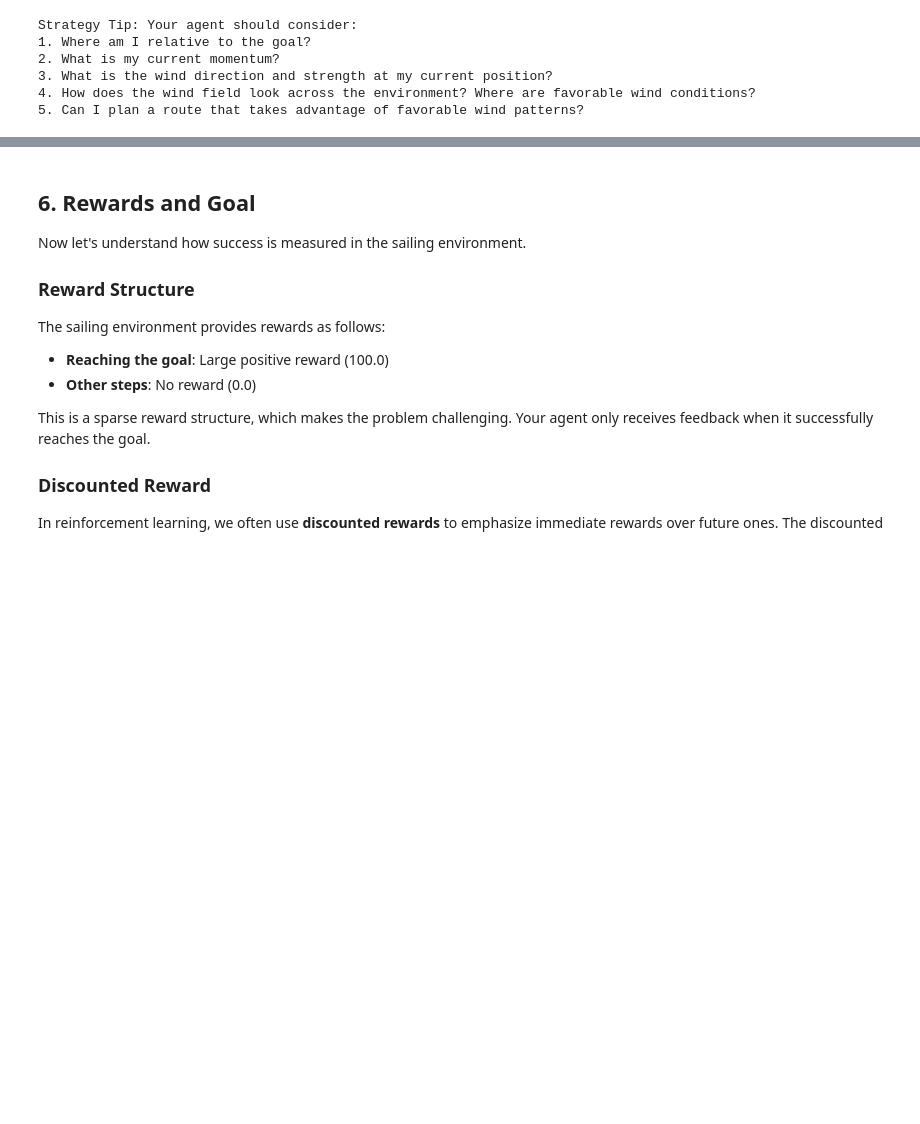
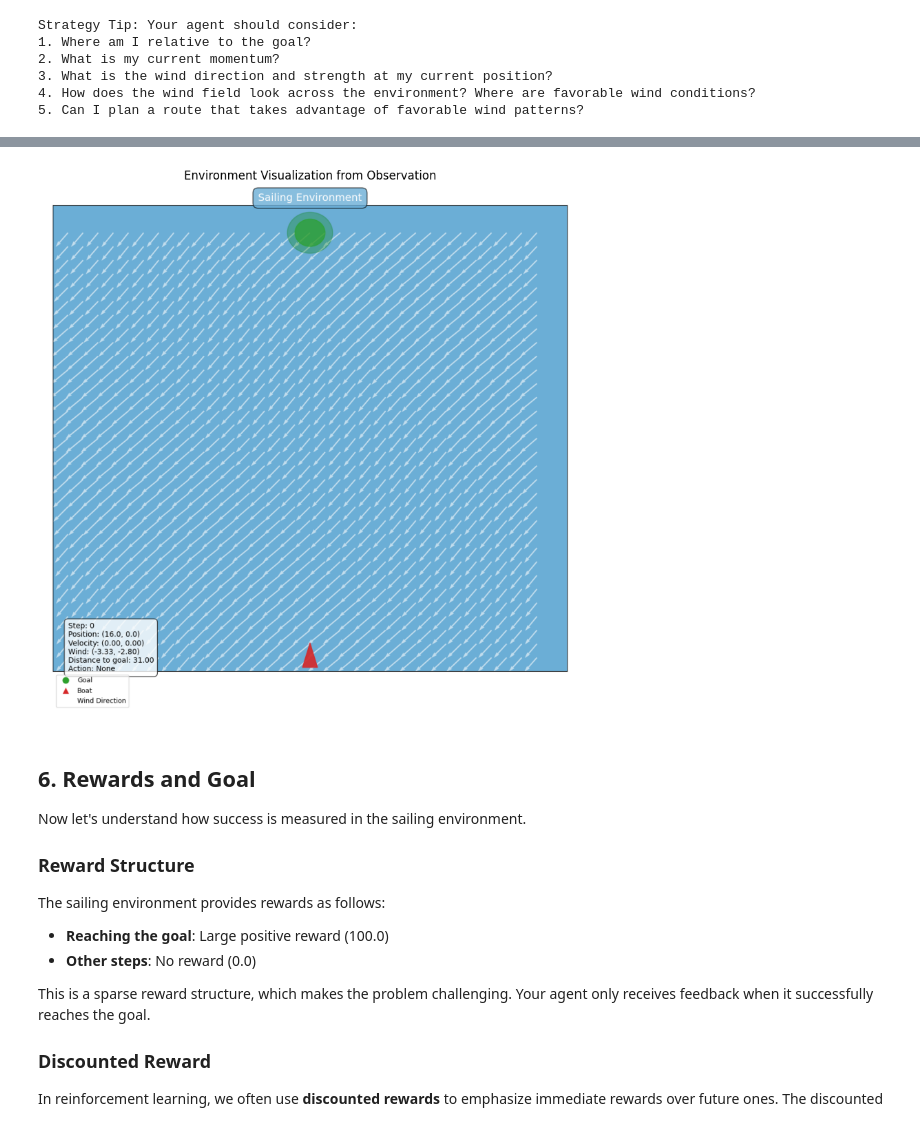
Before and after one commit to trahier/RL_project_sailing, a Jupyter notebook: notebooks/challenge_walkthrough.ipynb, the cells around one changed output, grey strips where cells are left out. Saved outputs shown, nothing was run; the diff lists cells and outputs as text; code cells hidden in the pictures; blank space fills up the shorter version.

Commit message:
visualize observations is now possible + slight modification of the inertia factor + changed the sample command lines to make them up to date in evaluation and validation notebooks

```diff
--- a/notebooks/challenge_walkthrough.ipynb
+++ b/notebooks/challenge_walkthrough.ipynb
@@ -378,3 +322,13 @@ Your agent can use this wind field information to plan optimal sailing routes!
+# %%
+# Visualize the observation as an image
+plt.figure(figsize=(10, 10))
+img = SailingEnv.visualize_observation(observation)  # Call as a class method
+plt.imshow(img)
+plt.axis('off')
+plt.title('Environment Visualization from Observation')
+plt.show()
+# %% [output]
+[figure, added]
 # %% [markdown]
 ## 6. Rewards and Goal
 
```
Also changed, not shown: parts of 3 cells of this notebook, 6 other files.
